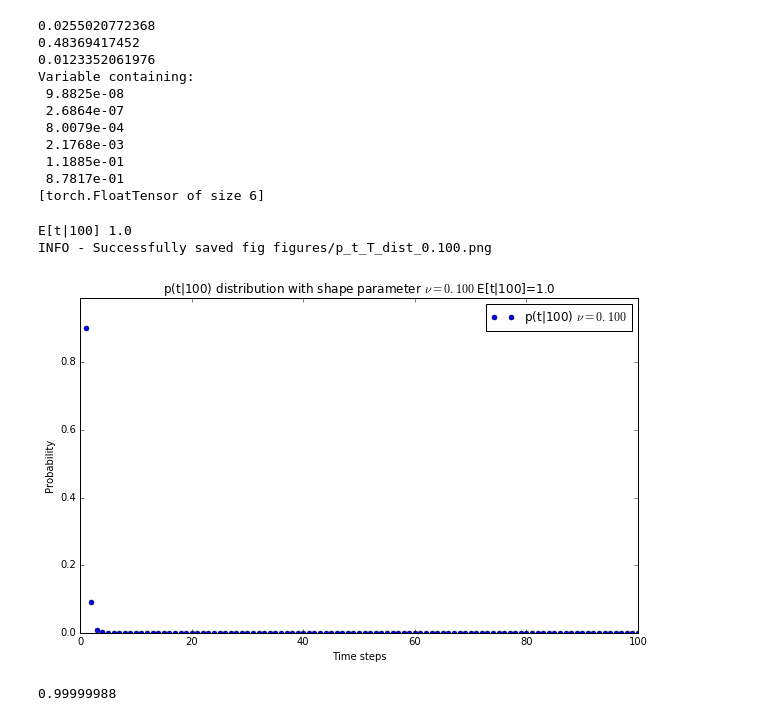
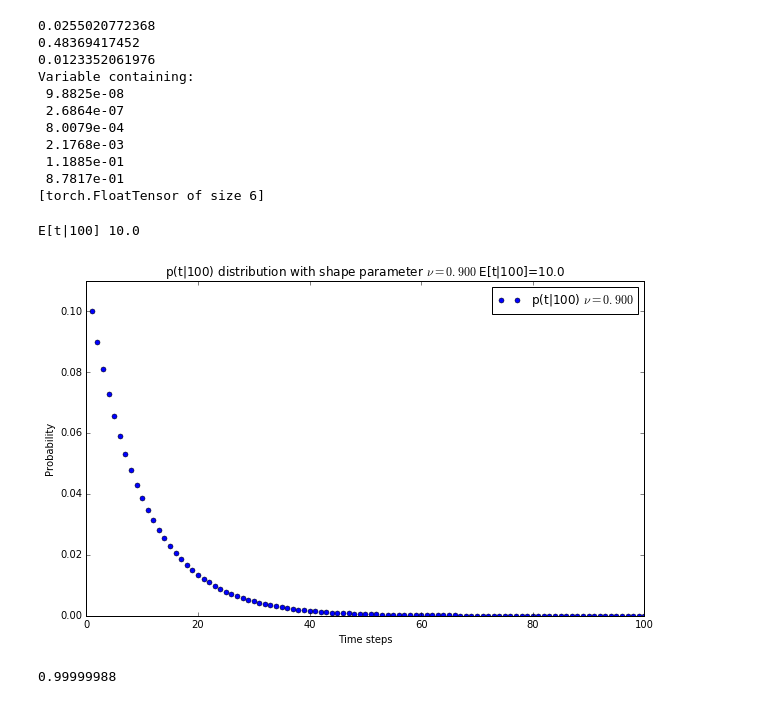
Before and after one commit to toologicbv/meta_learner, a Jupyter notebook: pytorch_expers.ipynb, the cells around one changed output. Saved outputs shown, nothing was run; the diff lists cells and outputs as text; code cells hidden in the pictures.

```diff
--- a/pytorch_expers.ipynb
+++ b/pytorch_expers.ipynb
@@ -186,20 +185,19 @@ Variable containing:
  8.7817e-01
 [torch.FloatTensor of size 6]
 # %%
-q = 0.1
+q = 0.9
 T=100
 pmf_t_T = ConditionalTimeStepDist(T, q)
 print("E[t|{}] {}".format(T, pmf_t_T.mean))
 priors = Variable(torch.from_numpy(pmf_t_T.pmfunc(T=T, normalize=True)).float())
 
 samples = pmf_t_T.rvs(n=1000000)
 # plt.hist(samples, bins=T, normed=True)
-pmf_t_T.plot_pmf(do_save=True, do_show=True, marker_size=5)
+pmf_t_T.plot_pmf(do_save=False, do_show=True, marker_size=5)
 # print("{}".format(np.array_str(priors.data.numpy())))
 # %% [output]
-E[t|100] 1.0
-INFO - Successfully saved fig figures/p_t_T_dist_0.100.png
+E[t|100] 10.0
-[figure, old version]
+[figure, new version]
 # %%
 np.sum(priors.data.numpy())
 # %% [output]
```
Also changed, not shown: parts of 1 cell of this notebook, 5 other files.
